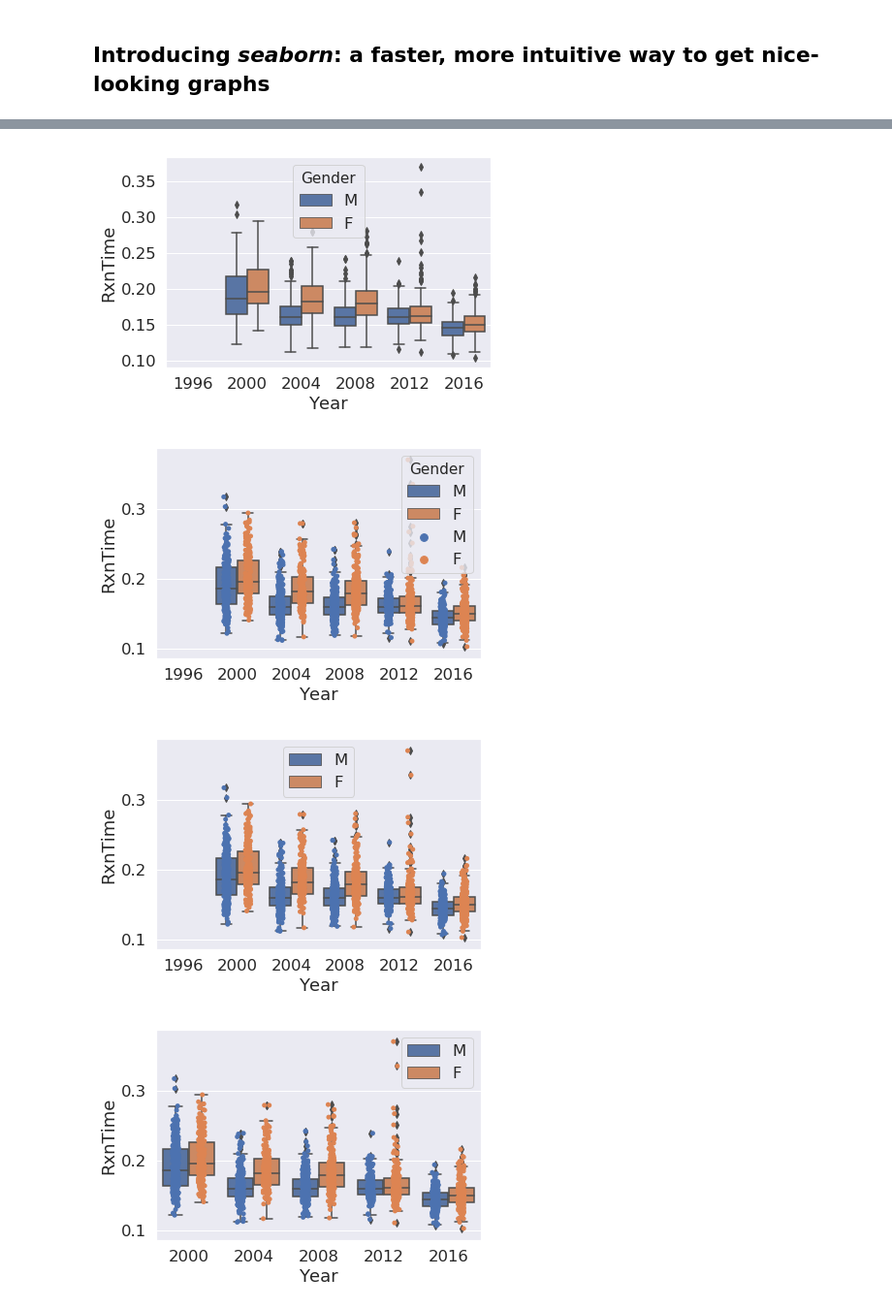
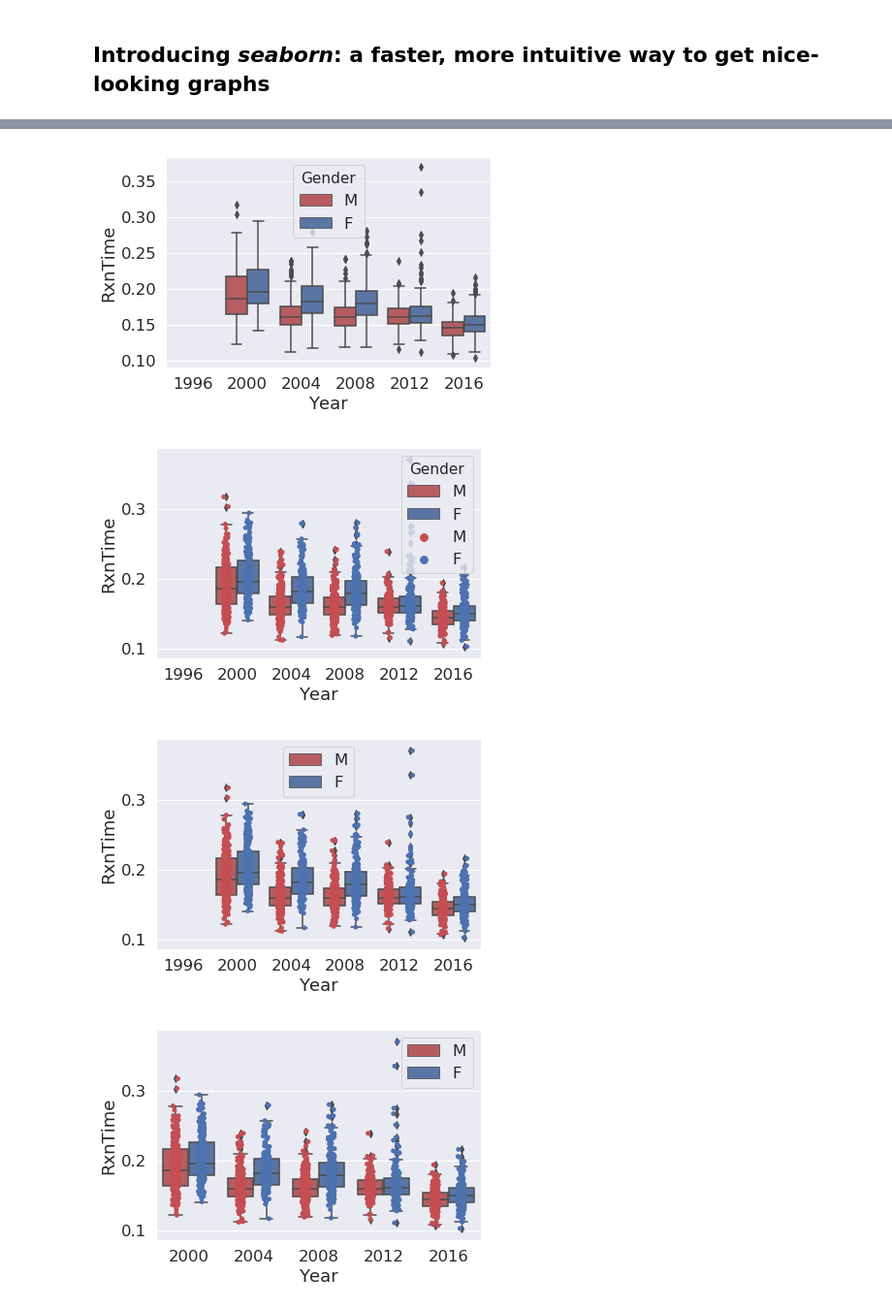
Before and after one commit to rgerkin/dacn-lectures, a Jupyter notebook: spinal.ipynb, the cells around one changed output, grey strips where cells are left out. Shown at 97% size. Saved outputs shown, nothing was run; the diff lists cells and outputs as text; code cells hidden in the pictures.

```diff
--- a/spinal.ipynb
+++ b/spinal.ipynb
@@ -28,7 +28,7 @@ YouTubeVideo('KOO5S4vxi0o')
 ## Loading the original data
 # %%
 # Load the Data
-df = pd.read_csv('neuro-data-analysis-course/data/spinal/2004-2016-Short-Races2.csv')
+df = pd.read_csv('https://raw.githubusercontent.com/rgerkin/neuro-data-analysis-course/master/data/spinal/2004-2016-Short-Races2.csv')
 df.head()
 # %% [output]
 |  | Unnamed: 0 | POS | BIB | ATHLETE | COUNTRY | MARK | RxnTime | Race | Round | Gender | Year |
@@ -178,13 +178,13 @@ sns.stripplot(x='Year', y='RxnTime', data=df, hue='Gender', palette=['r', 'b'],
 # A box plot for the same data
 sns.boxplot(x='Year', y='RxnTime', data=df, hue='Gender', palette=['r', 'b'], dodge=True);
 # %% [output]
-[figure, old version]
+[figure, new version]
 # %%
 # The strip plot and box plot together
 sns.boxplot(x='Year', y='RxnTime', data=df, hue='Gender', palette=['r', 'b'], dodge=True);
 sns.stripplot(x='Year', y='RxnTime', data=df, hue='Gender', palette=['r', 'b'], dodge=True);
 # %% [output]
-[figure, old version]
+[figure, new version]
 # %%
 # Remove the duplicate legend entries
 sns.boxplot(x='Year', y='RxnTime', data=df, hue='Gender', palette=['r', 'b'], dodge=True);
@@ -192,15 +192,15 @@ ax = sns.stripplot(x='Year', y='RxnTime', data=df, hue='Gender', palette=['r', '
 handles, labels = ax.get_legend_handles_labels()
 l = ax.legend(handles[:2], labels[:2])
 # %% [output]
-[figure, old version]
+[figure, new version]
 # %%
 # Zoom in on the years that contain data
-sns.boxplot(x='Year', y='RxnTime', data=df, hue='Gender', dodge=True);
-ax = sns.stripplot(x='Year', y='RxnTime', data=df, hue='Gender', dodge=True);
+sns.boxplot(x='Year', y='RxnTime', data=df, hue='Gender', palette=['r', 'b'], dodge=True);
+ax = sns.stripplot(x='Year', y='RxnTime', data=df, hue='Gender', palette=['r', 'b'], dodge=True);
 handles, labels = ax.get_legend_handles_labels()
 l = ax.legend(handles[:2], labels[:2])
 ax.set_xlim(0.5,5.5);
 # %% [output]
-[figure, old version]
+[figure, new version]
 # %%
 # Set a nicer y-axis label
```
Also changed, not shown: parts of 7 cells of this notebook.
